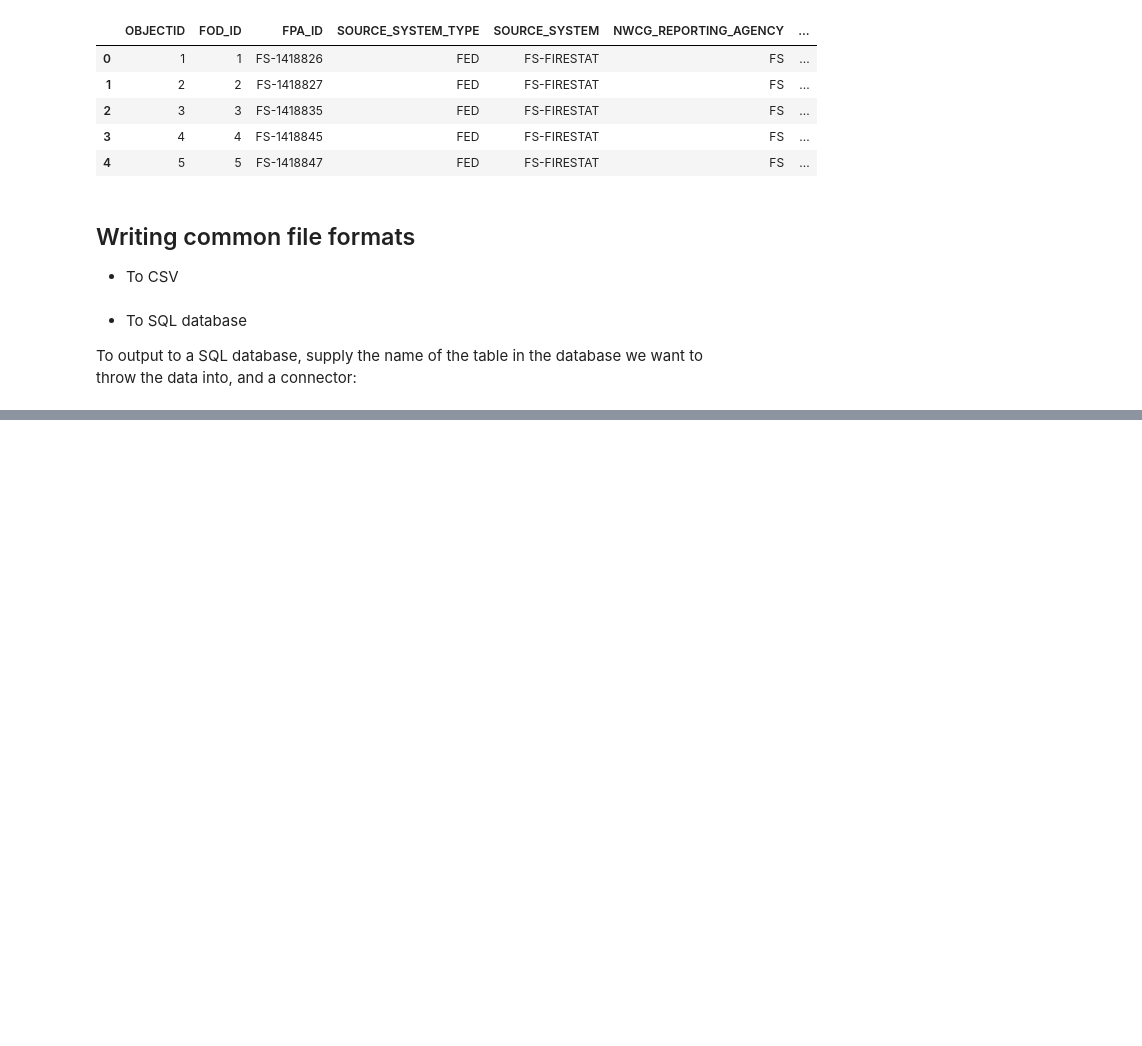
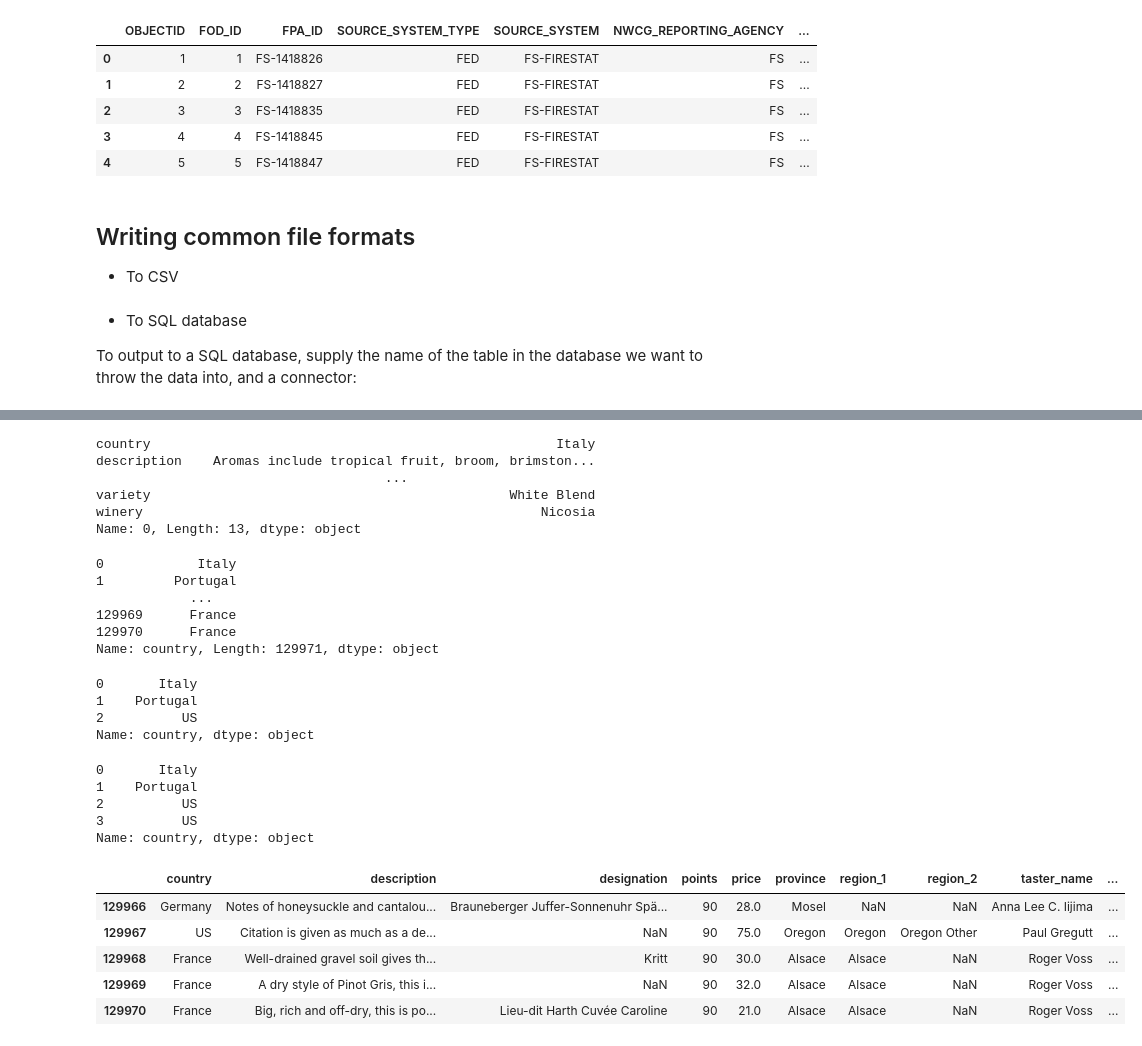
Before and after one commit to ShreyasJothish/datasciencestudygroup, a Jupyter notebook: MahendraBishnoi/04_Pandas.ipynb, the cells around one changed output, grey strips where cells are left out. Saved outputs shown, nothing was run; the diff lists cells and outputs as text; code cells hidden in the pictures; blank space fills up the shorter version.

```diff
--- a/MahendraBishnoi/04_Pandas.ipynb
+++ b/MahendraBishnoi/04_Pandas.ipynb
@@ -148,0 +205,47 @@ Exercises of this tutorial solved [here](https://www.kaggle.com/mahendrabishnoi2
+# %%
+# returns first row
+reviews.iloc[0]
+# %% [output]
+country                                                    Italy
+description    Aromas include tropical fruit, broom, brimston...
+                                     ...
+variety                                              White Blend
+winery                                                   Nicosia
+Name: 0, Length: 13, dtype: object
+# %%
+# returns first column (country) (all rows due to ':')
+reviews.iloc[:, 0]
+# %% [output]
+0            Italy
+1         Portugal
+            ...
+129969      France
+129970      France
+Name: country, Length: 129971, dtype: object
+# %%
+# retruns first 3 rows of first column
+reviews.iloc[:3, 0]
+# %% [output]
+0       Italy
+1    Portugal
+2          US
+Name: country, dtype: object
+# %%
+# we can pass a list of indices of rows/columns to select
+reviews.iloc[[0, 1, 2, 3], 0]
+# %% [output]
+0       Italy
+1    Portugal
+2          US
+3          US
+Name: country, dtype: object
+# %%
+# We can also pass negative numbers as we do in Python
+reviews.iloc[-5:]
+# %% [output]
+|  | country | description | designation | points | price | province | region_1 | region_2 | taster_name | ... |
+| 129966 | Germany | Notes of honeysuckle and cantalou... | Brauneberger Juffer-Sonnenuhr Spä... | 90 | 28.0 | Mosel | NaN | NaN | Anna Lee C. Iijima | ... |
+| 129967 | US | Citation is given as much as a de... | NaN | 90 | 75.0 | Oregon | Oregon | Oregon Other | Paul Gregutt | ... |
+| 129968 | France | Well-drained gravel soil gives th... | Kritt | 90 | 30.0 | Alsace | Alsace | NaN | Roger Voss | ... |
+| 129969 | France | A dry style of Pinot Gris, this i... | NaN | 90 | 32.0 | Alsace | Alsace | NaN | Roger Voss | ... |
+| 129970 | France | Big, rich and off-dry, this is po... | Lieu-dit Harth Cuvée Caroline | 90 | 21.0 | Alsace | Alsace | NaN | Roger Voss | ... |
```
Also changed, not shown: parts of 27 cells of this notebook.
